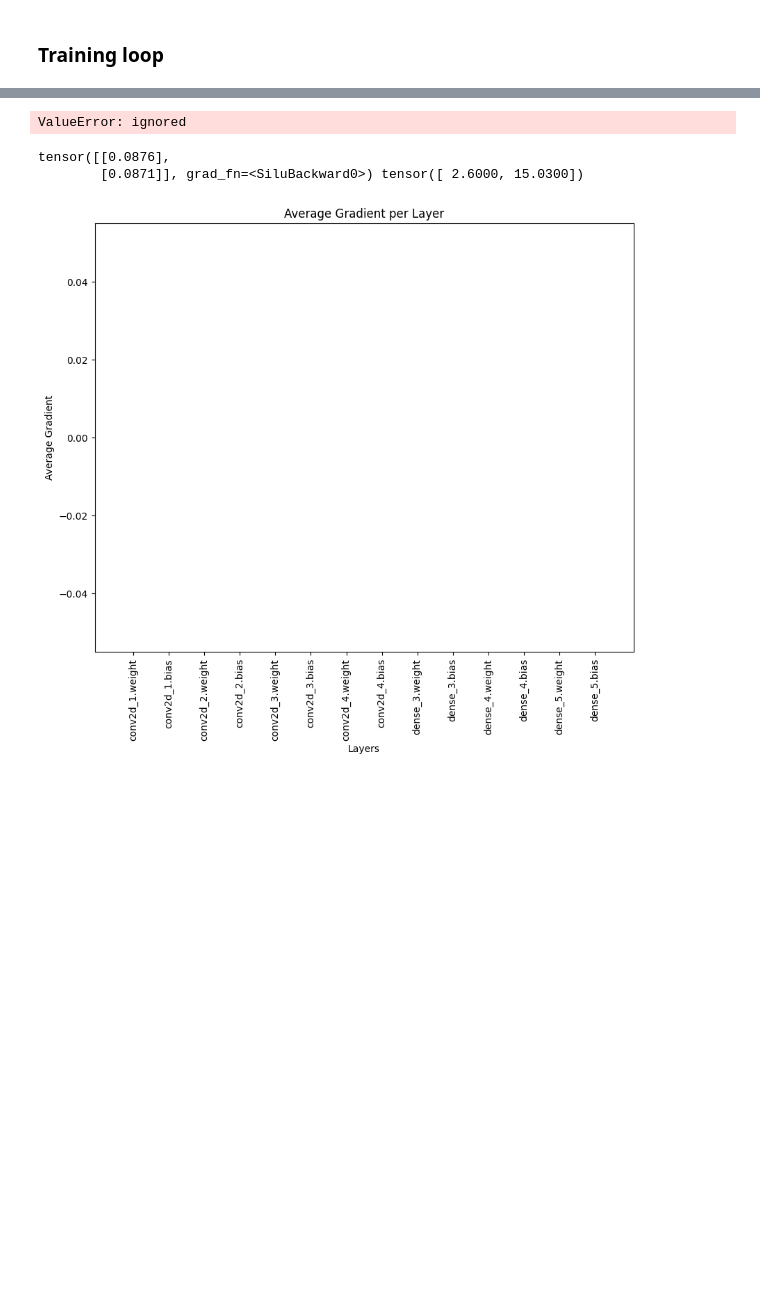
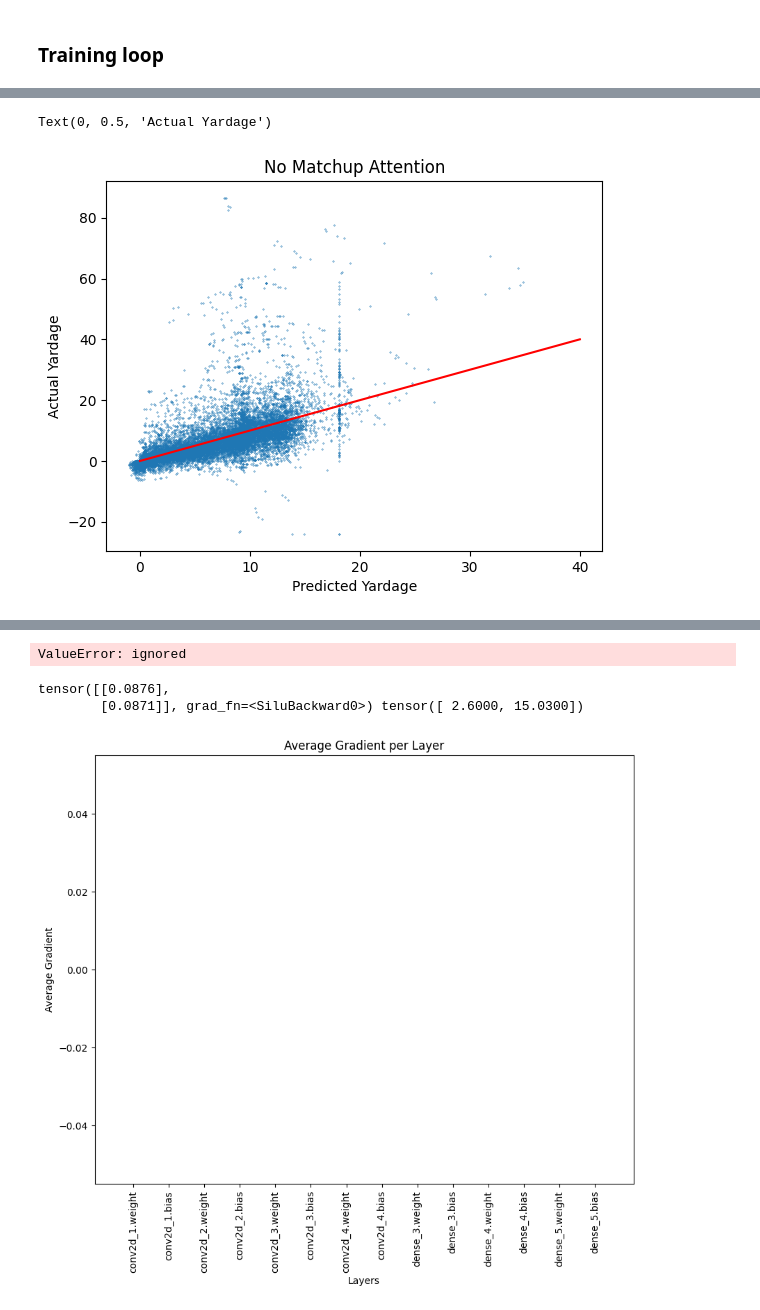
Before and after one commit to hinayatali9/BigDataBowl2024, a Jupyter notebook: BDB24_Pipeline.ipynb, the cells around one changed output, grey strips where cells are left out. Drawn from its saved outputs; the diff is of its cells as text; code cells hidden in the pictures; blank space fills up the shorter version.

```diff
--- a/BDB24_Pipeline.ipynb
+++ b/BDB24_Pipeline.ipynb
@@ -924,0 +1255,10 @@ print(layer_gradients)
+# %%
+from matplotlib import pyplot as plt
+plt.plot([0,40],[0,40], color='red')
+plt.scatter(all_outputs, all_expected, s=0.1, alpha=1.0)
+plt.title('No Matchup Attention')
+plt.xlabel('Predicted Yardage')
+plt.ylabel('Actual Yardage')
+# %% [output]
+Text(0, 0.5, 'Actual Yardage')
+[figure, added]
```
Also changed, not shown: parts of 63 cells of this notebook.
